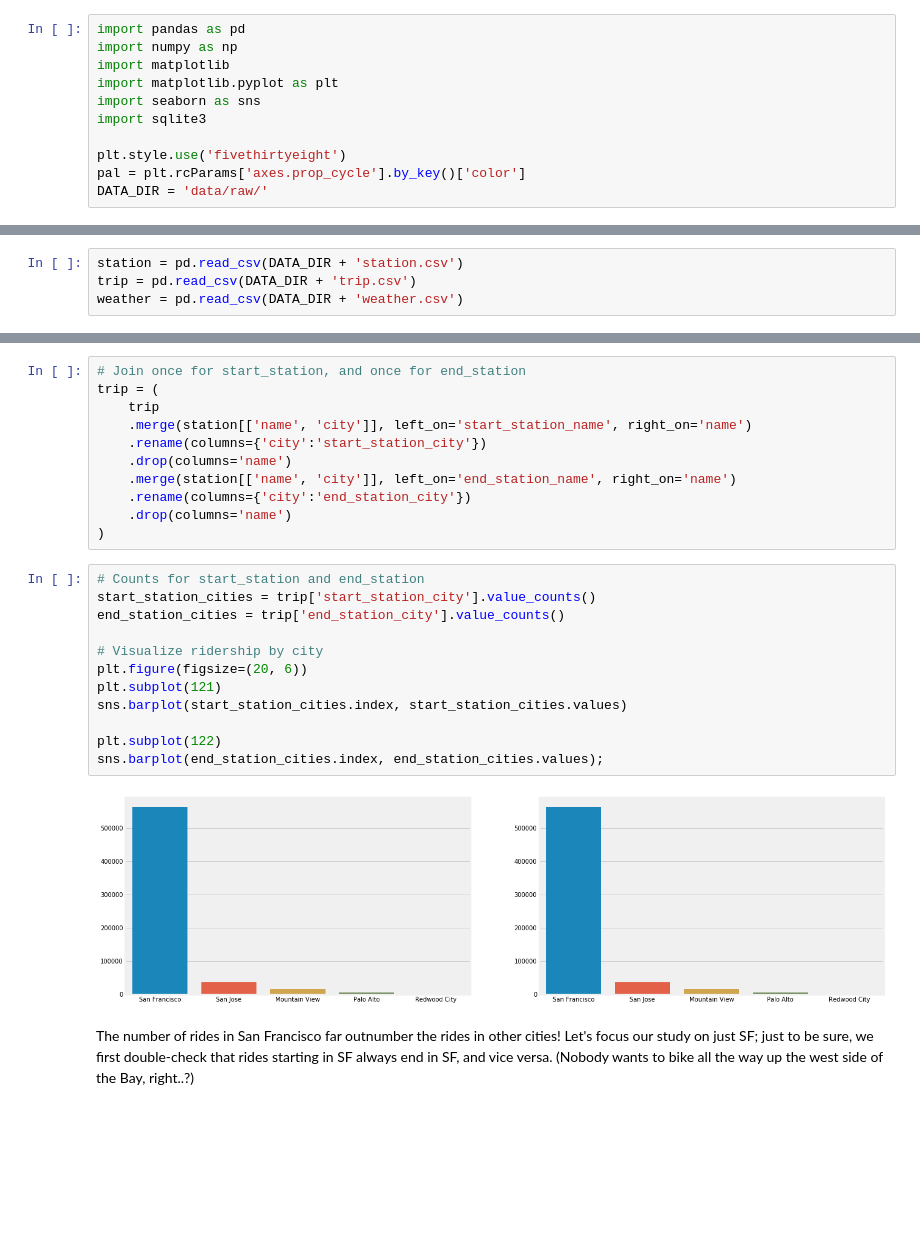
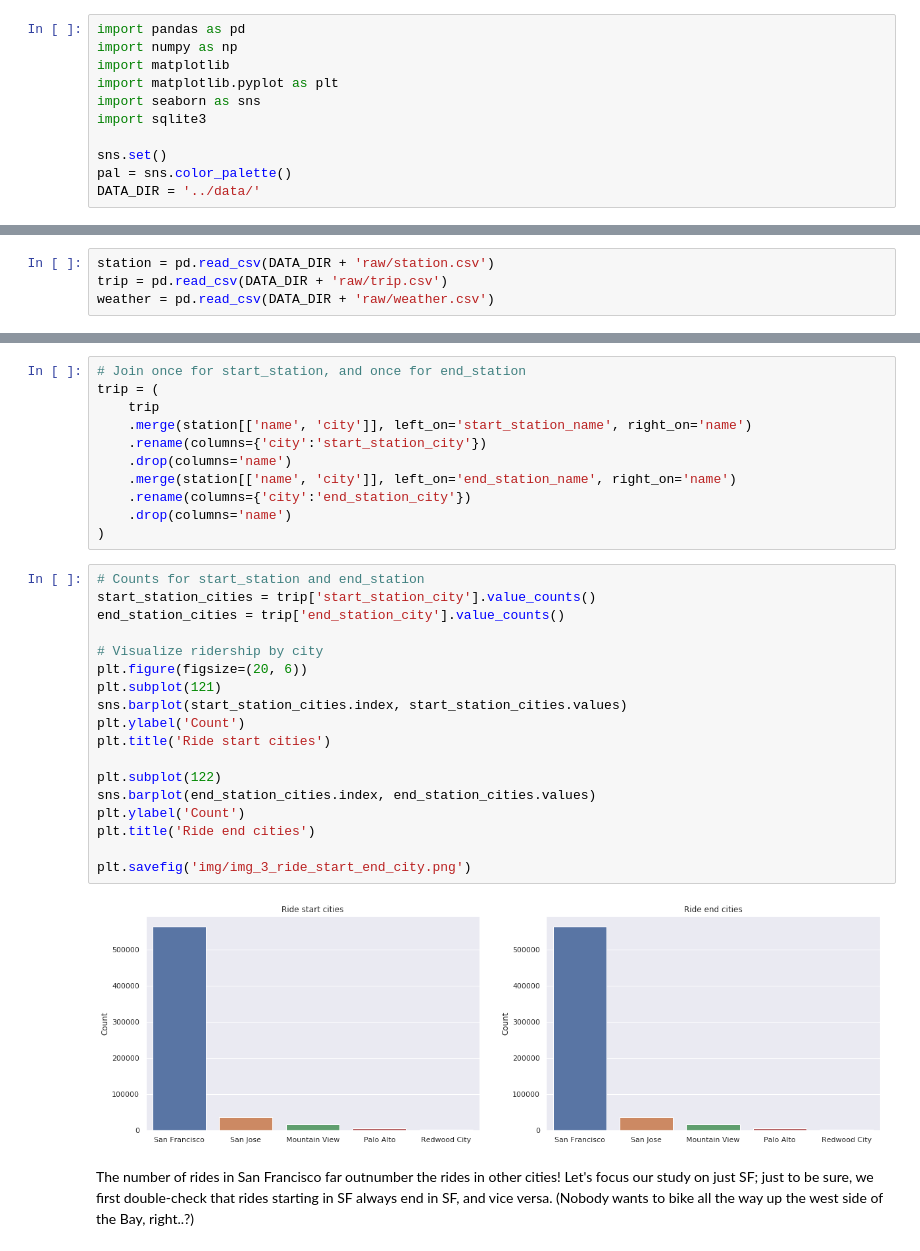
Before and after one commit to junseo-park/sf-bikeshare, a Jupyter notebook: notebooks/1. SF Bikeshare EDA.ipynb, the cells around one changed output, grey strips where cells are left out. Cells and saved outputs as stored; diff of their text form; blank space fills up the shorter version.

```diff
--- a/notebooks/1. SF Bikeshare EDA.ipynb
+++ b/notebooks/1. SF Bikeshare EDA.ipynb
@@ -6,6 +6,6 @@ import matplotlib.pyplot as plt
 import seaborn as sns
 import sqlite3
 
-plt.style.use('fivethirtyeight')
-pal = plt.rcParams['axes.prop_cycle'].by_key()['color']
-DATA_DIR = 'data/raw/'
+sns.set()
+pal = sns.color_palette()
+DATA_DIR = '../data/'
@@ -12,9 +14,9 @@ DATA_DIR = 'data/raw/'
 # %% [markdown]
 # Loading in data
 # %%
-station = pd.read_csv(DATA_DIR + 'station.csv')
-trip = pd.read_csv(DATA_DIR + 'trip.csv')
-weather = pd.read_csv(DATA_DIR + 'weather.csv')
+station = pd.read_csv(DATA_DIR + 'raw/station.csv')
+trip = pd.read_csv(DATA_DIR + 'raw/trip.csv')
+weather = pd.read_csv(DATA_DIR + 'raw/weather.csv')
 # %%
 print('{0} observations and {1} variables.'.format(*station.shape))
 station.head()
@@ -156,17 +171,23 @@ trip = (
 # %%
 # Counts for start_station and end_station
 start_station_cities = trip['start_station_city'].value_counts()
 end_station_cities = trip['end_station_city'].value_counts()
 
 # Visualize ridership by city
 plt.figure(figsize=(20, 6))
 plt.subplot(121)
 sns.barplot(start_station_cities.index, start_station_cities.values)
+plt.ylabel('Count')
+plt.title('Ride start cities')
 
 plt.subplot(122)
-sns.barplot(end_station_cities.index, end_station_cities.values);
+sns.barplot(end_station_cities.index, end_station_cities.values)
+plt.ylabel('Count')
+plt.title('Ride end cities')
+
+plt.savefig('img/img_3_ride_start_end_city.png')
 # %% [output]
-[figure, old version]
+[figure, new version]
 # %% [markdown]
 The number of rides in San Francisco far outnumber the rides in other cities! Let's focus our study on just SF; just to be sure, we first double-check that rides starting in SF always end in SF, and vice versa. (Nobody wants to bike all the way up the west side of the Bay, right..?)
 # %%
```
Also changed, not shown: parts of 18 cells of this notebook, 9 other files.
